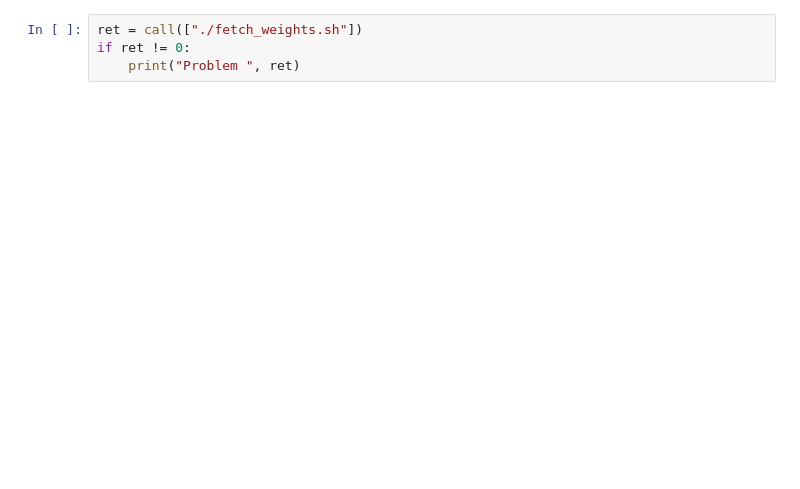
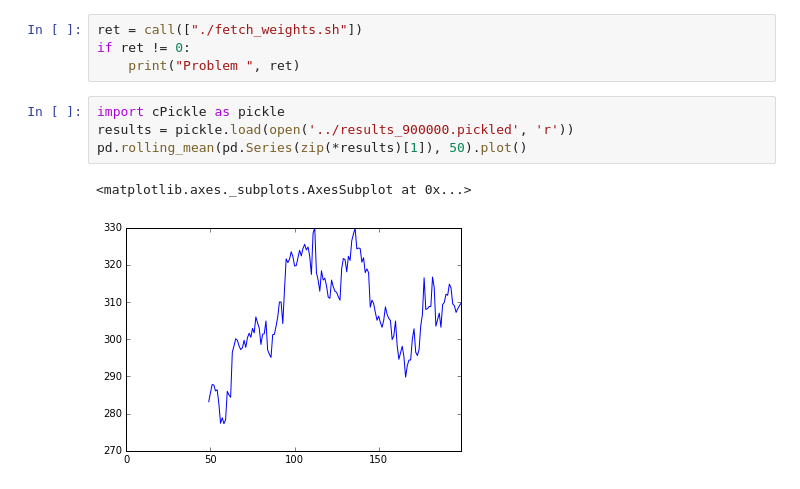
Before and after one commit to maciejjaskowski/deep-q-learning, a Jupyter notebook: analysis/Analaze DQN.ipynb, the cells around one changed output. Saved outputs shown, nothing was run; the diff lists cells and outputs as text; blank space fills up the shorter version.

```diff
--- a/analysis/Analaze DQN.ipynb
+++ b/analysis/Analaze DQN.ipynb
@@ -36,3 +36,10 @@ epsilon.plot()
 ret = call(["./fetch_weights.sh"])
 if ret != 0:
     print("Problem ", ret)
+# %%
+import cPickle as pickle
+results = pickle.load(open('../results_900000.pickled', 'r'))
+pd.rolling_mean(pd.Series(zip(*results)[1]), 50).plot()
+# %% [output]
+<matplotlib.axes._subplots.AxesSubplot at 0x...>
+[figure, added]
```
Also changed, not shown: parts of 5 cells of this notebook, 6 other files.
